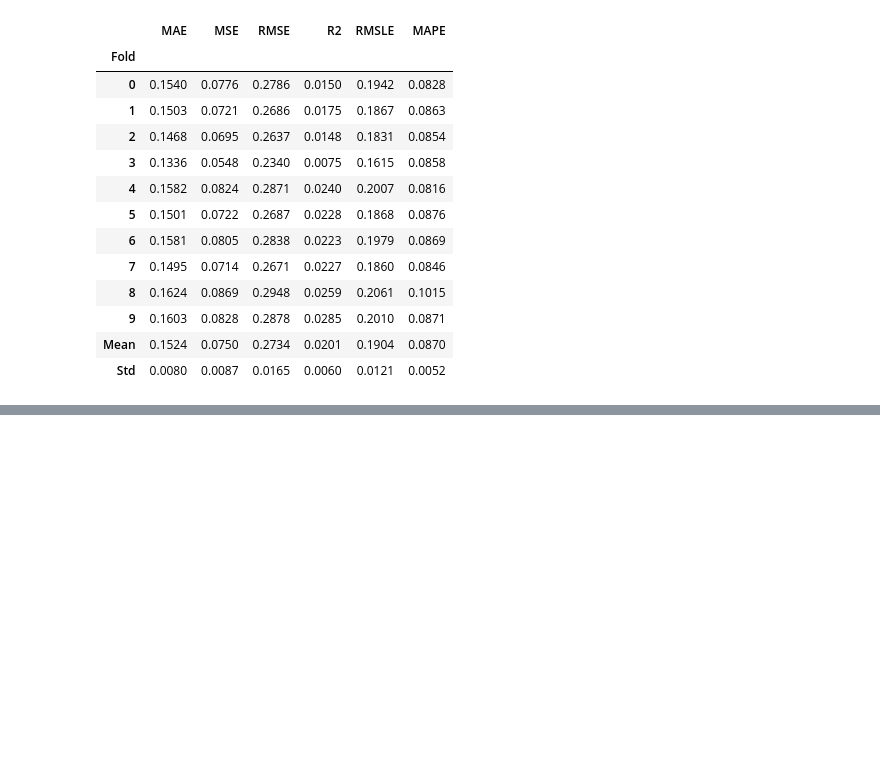
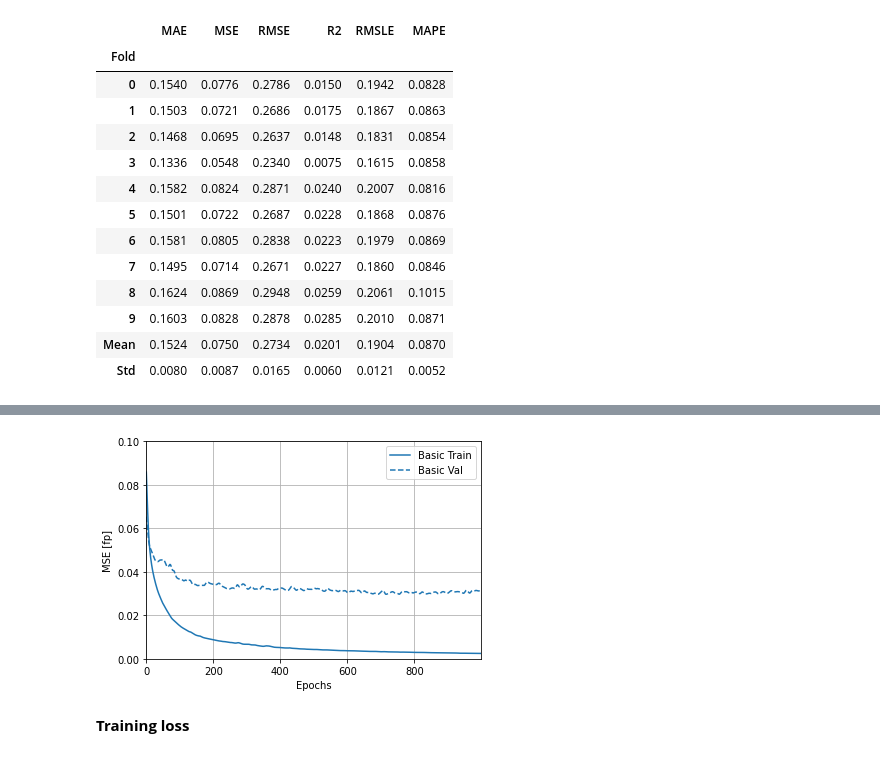
Before and after one commit to AyorindeTayo/freelancework-, a Jupyter notebook: Untitled46.ipynb, the cells around one changed output, grey strips where cells are left out. Drawn from its saved outputs; the diff is of its cells as text; code cells hidden in the pictures; blank space fills up the shorter version.

```diff
--- a/Untitled46.ipynb
+++ b/Untitled46.ipynb
@@ -367,0 +496,12 @@ tuned_et = tune_model(et)
+# %%
+plotter.plot({'Basic': history}, metric = 'mse')
+plt.ylim([0, 0.1])
+plt.ylabel('MSE [fp]') #mean_squared_error
+
+
+#Plot Download
+
+from google.colab import files
+plt.savefig("abc.png")
+files.download("abc.png")
+# %% [output]
@@ -367,0 +510,3 @@ tuned_et = tune_model(et)
+[figure, added]
+# %% [markdown]
+**Training loss**
```
Also changed, not shown: parts of 31 cells of this notebook.
